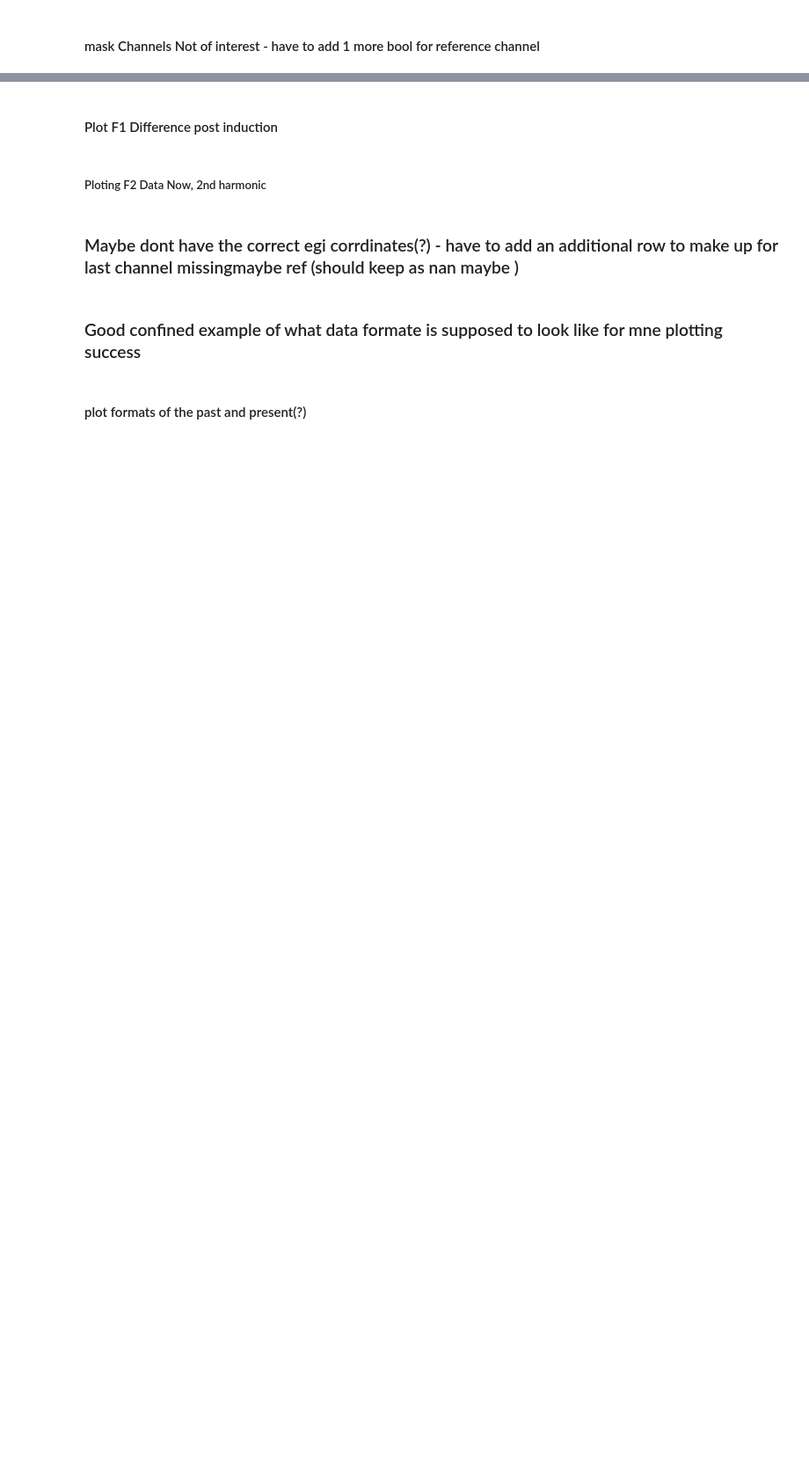
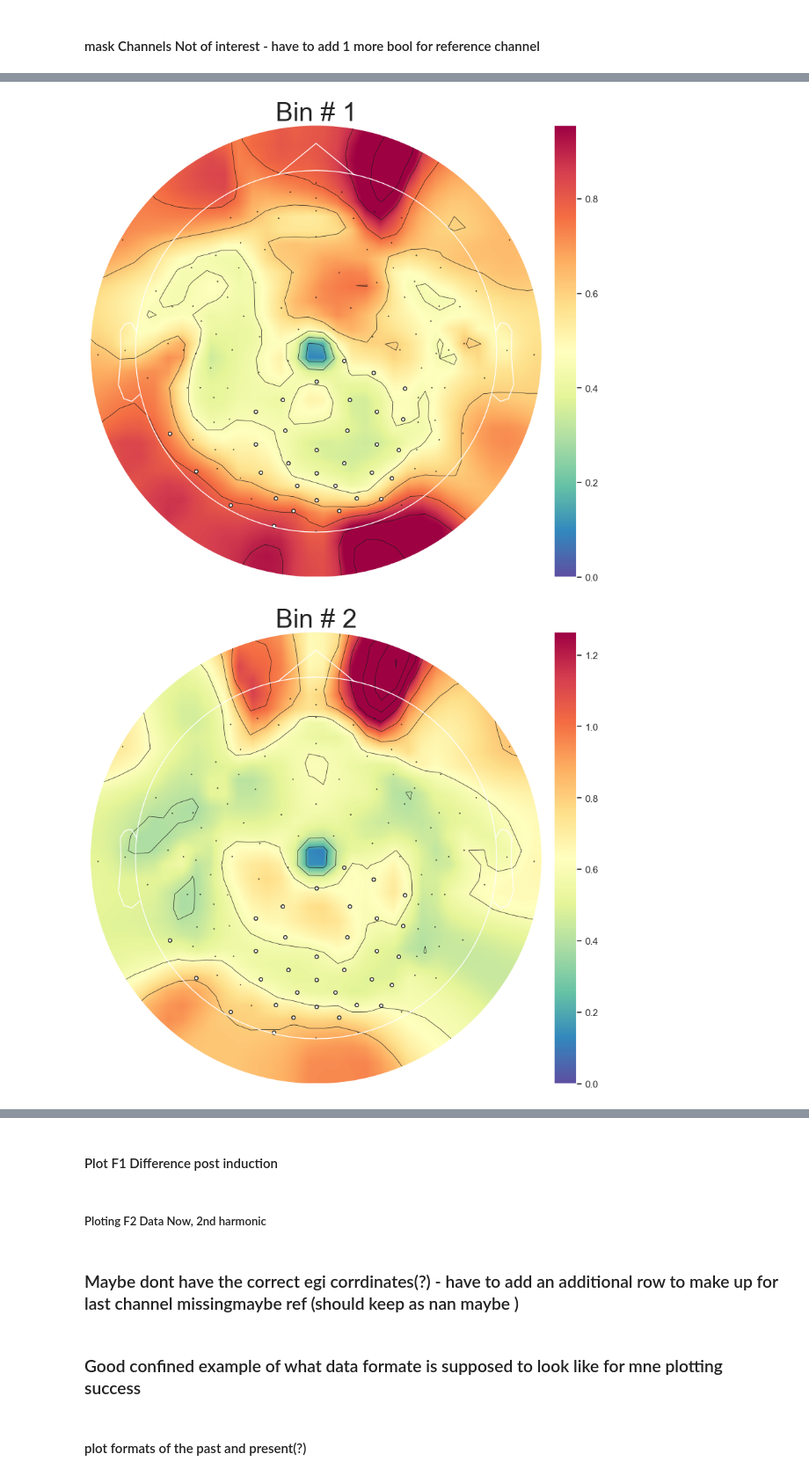
Before and after one commit to PatriciaNL/LTP_analysis, a Jupyter notebook: PythonScripts/ProcessingPipeline/ImportMatnSort.ipynb, the cells around one changed output, grey strips where cells are left out. Shown at 88% size. Saved outputs shown, nothing was run; the diff lists cells and outputs as text; code cells hidden in the pictures; blank space fills up the shorter version.

```diff
--- a/PythonScripts/ProcessingPipeline/ImportMatnSort.ipynb
+++ b/PythonScripts/ProcessingPipeline/ImportMatnSort.ipynb
@@ -437,23 +491,26 @@ print(ocm)
 # %%
 p = XF1_Data[0]
 
 topodata = p[0,:,:].T  # 128 x 6 - 0 -== 2f
 #have to add some fck channel data because egi file included one extra channel
 emptyChData = np.zeros((1,6)) # 1 x 6
 data = np.array(np.concatenate((topodata,emptyChData))) # 129 x 6
 
 for i in range(6):
     #plt.plot(topodata[:,i])
     fig, axes = plt.subplots(nrows=1, ncols=1, figsize=(10, 12),gridspec_kw=dict(height_ratios=[3]))
     axes.set_title(f'Bin # {i+1}', fontsize = 30)
     #placeholder = np.random.random((10, 10))
     #axs.imshow(placeholder)
     axes.axis('off')
 
     dataIn = data[:,i]
-    dataIn[~ocm] = 0 # want to index good channels only and set the rest channels to 0 value
+    #dataIn[~ocm] = 0 # want to index good channels only and set the rest channels to 0 value
     im,_ = plot_topomap(dataIn, info,mask = OcciMask, axes = axes, show =False,cmap = 'Spectral_r', res = 32, contours = 8)
     divider = make_axes_locatable(axes)
     cax = divider.append_axes('right', size='5%', pad=0.2)
     cbar = plt.colorbar(im, cax=cax)
     plt.show()
+# %% [output]
+[figure, added]
+[figure, added]
```
Also changed, not shown: parts of 11 cells of this notebook, 1 other file.
